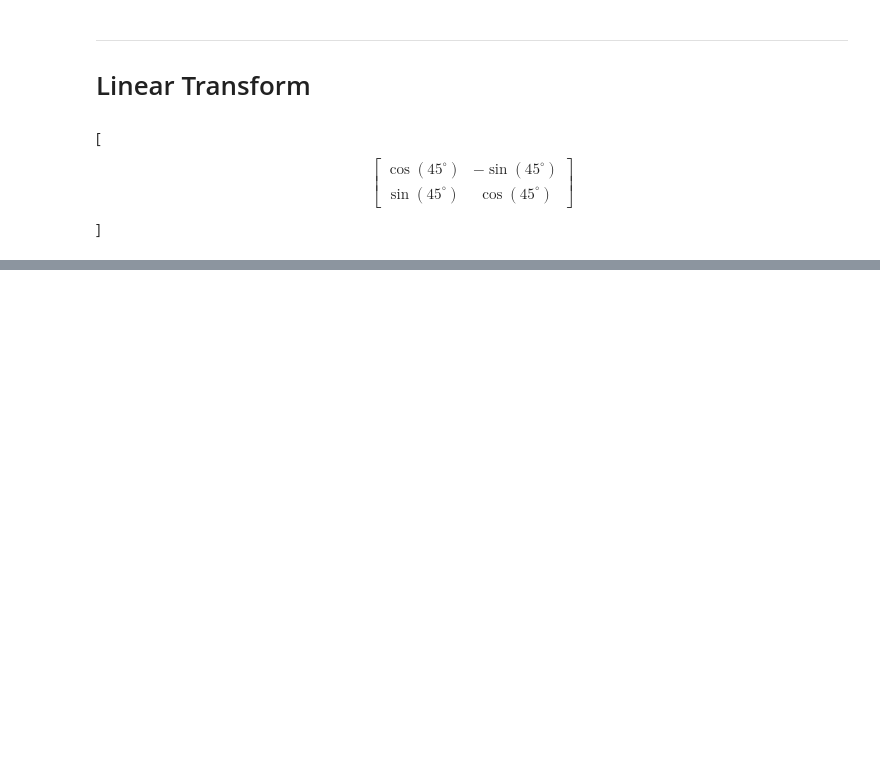
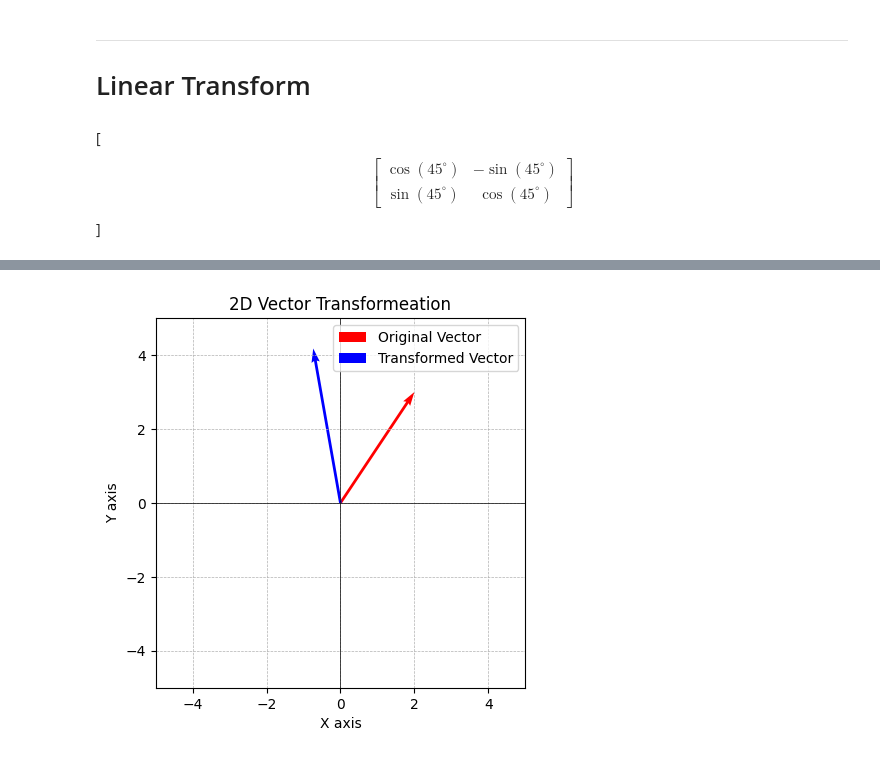
Before and after one commit to Ind-saurabh-kumar/Data_Science_Course, a Jupyter notebook: Mathematics/Linear_Algebra.ipynb, the cells around one changed output, grey strips where cells are left out. Saved outputs shown, nothing was run; the diff lists cells and outputs as text; code cells hidden in the pictures; blank space fills up the shorter version.

```diff
--- a/Mathematics/Linear_Algebra.ipynb
+++ b/Mathematics/Linear_Algebra.ipynb
@@ -140,0 +175,31 @@ array([-0.70710678,  3.53553391])
+# %%
+# Plotting the original and transformed vectors
+
+plt.figure()
+
+plt.quiver(0,0, v[0], v[1], angles='xy', scale_units='xy', scale=1, color='r', label='Original Vector')
+
+plt.quiver(0,0, v_transforemd[0], v_transforemd[1], angles='xy', scale_units='xy', label='Transformed Vector', scale=1, color='blue')
+
+
+plt.xlim(-5,5)
+plt.ylim(-5,5)
+
+plt.grid(True, which='both', linestyle='--', linewidth=0.5)
+
+plt.axhline(y=0, color='k', linewidth=0.5)
+plt.axvline(x=0, color='k', linewidth=0.5)
+
+plt.title('2D Vector Transformeation')
+
+plt.xlabel('X axis')
+
+plt.ylabel('Y axis')
+
+plt.legend()
+
+plt.gca().set_aspect('equal', adjustable='box')
+
+plt.show()
+# %% [output]
+[figure, added]
```
Also changed, not shown: parts of 6 cells of this notebook.
